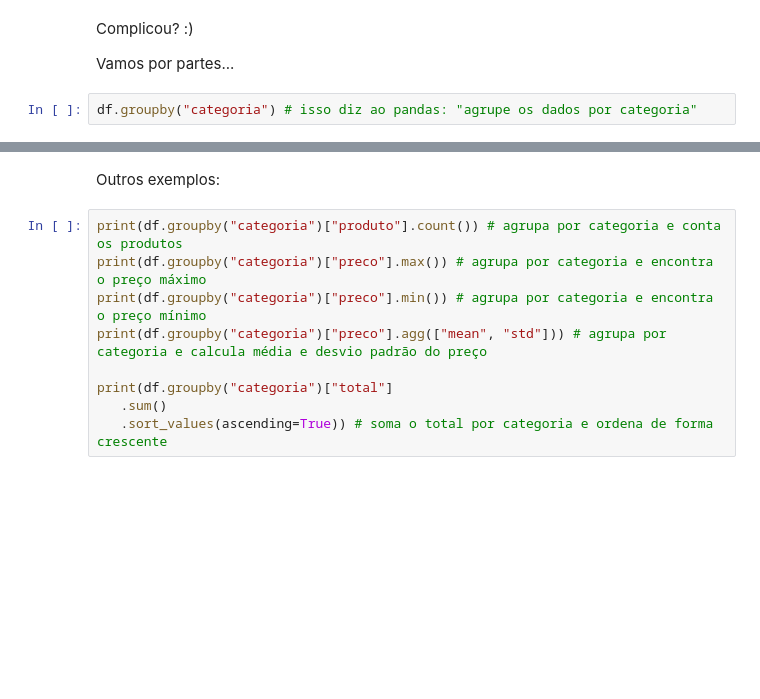
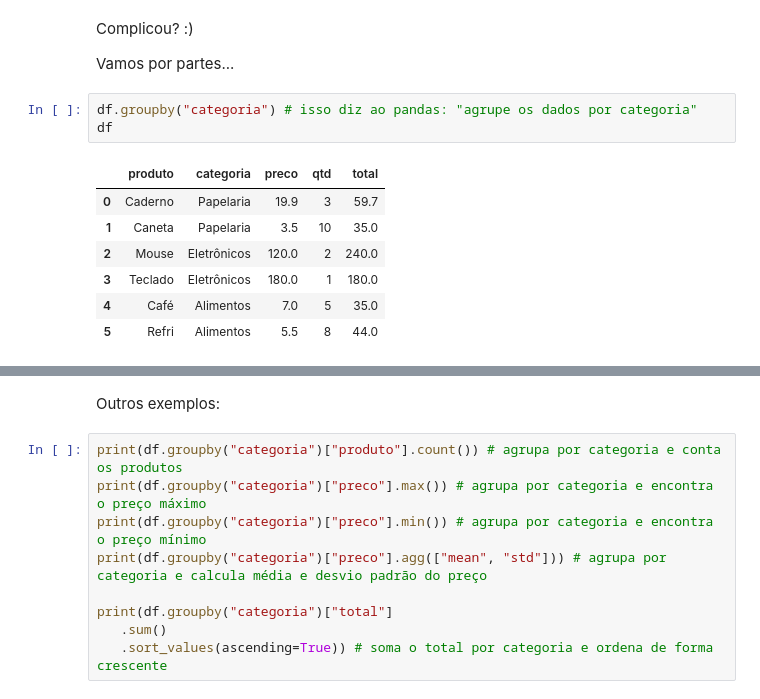
Before and after one commit to renanaqn/DCA3501_Data_Science, a Jupyter notebook: notebooks/notebook_07_-_intro_pandas_parte_1.ipynb, the cells around one changed output, grey strips where cells are left out. Cells and saved outputs as stored; diff of their text form; blank space fills up the shorter version.

```diff
--- a/notebooks/notebook_07_-_intro_pandas_parte_1.ipynb
+++ b/notebooks/notebook_07_-_intro_pandas_parte_1.ipynb
@@ -810,6 +869,15 @@ Complicou? :)
 Vamos por partes...
 # %%
 df.groupby("categoria") # isso diz ao pandas: "agrupe os dados por categoria"
+df
+# %% [output]
+|  | produto | categoria | preco | qtd | total |
+| 0 | Caderno | Papelaria | 19.9 | 3 | 59.7 |
+| 1 | Caneta | Papelaria | 3.5 | 10 | 35.0 |
+| 2 | Mouse | Eletrônicos | 120.0 | 2 | 240.0 |
+| 3 | Teclado | Eletrônicos | 180.0 | 1 | 180.0 |
+| 4 | Café | Alimentos | 7.0 | 5 | 35.0 |
+| 5 | Refri | Alimentos | 5.5 | 8 | 44.0 |
 # %%
 (
  df.groupby("categoria", as_index=False) # agrupa por categoria, sem usar a categoria como índice
```
Also changed, not shown: parts of 26 cells of this notebook.
